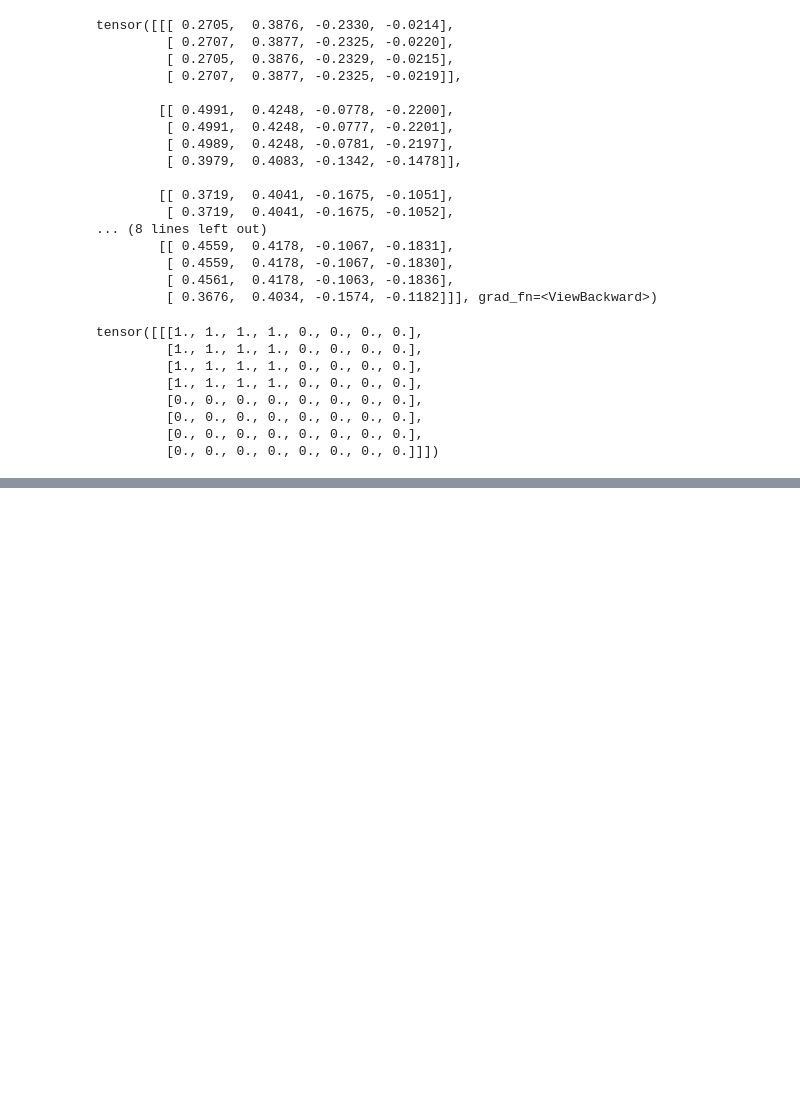
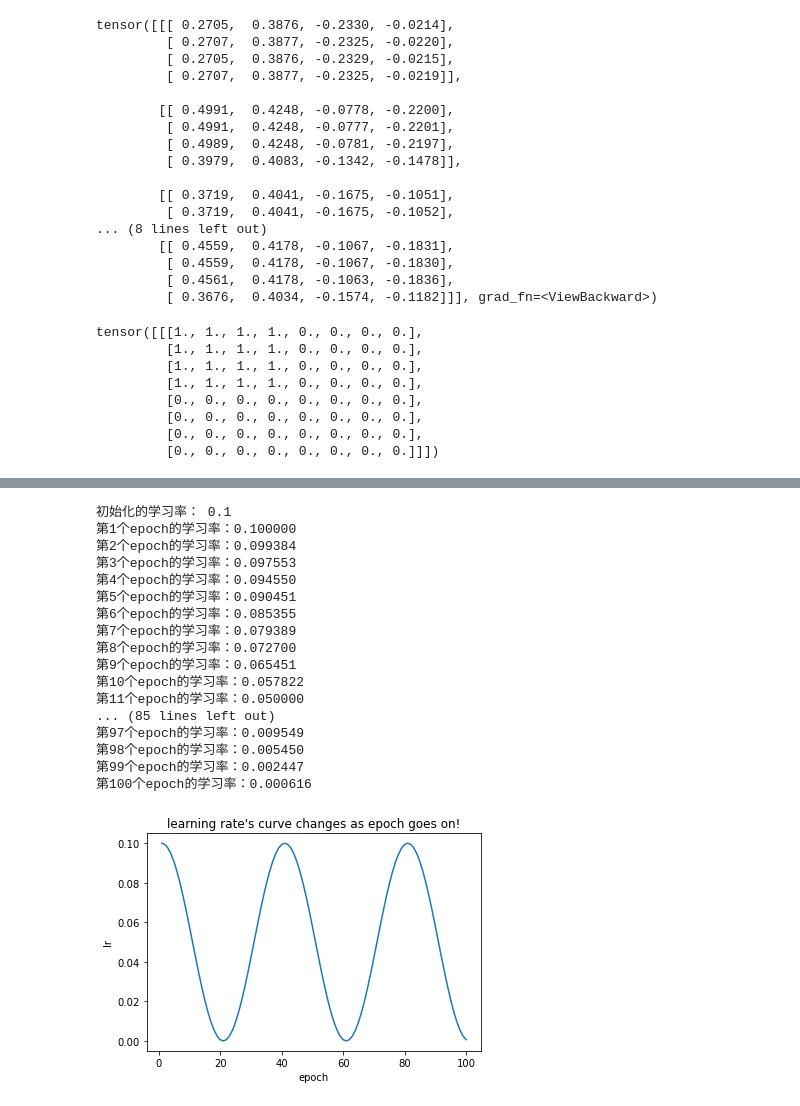
Before and after one commit to leepaul009/pri_model, a Jupyter notebook: _test_reimplement_with_pytorch.ipynb, the cells around one changed output, grey strips where cells are left out. Drawn from its saved outputs; the diff is of its cells as text; code cells hidden in the pictures; blank space fills up the shorter version.

Commit message:
bin label, dropout, cosine lr_sched, 3depths global graph

```diff
--- a/_test_reimplement_with_pytorch.ipynb
+++ b/_test_reimplement_with_pytorch.ipynb
@@ -341,0 +387,13 @@ torch.Size([2, 8])
+# %%
+import torch.nn.functional as F
+from torch import nn, Tensor
+
+x = torch.rand(2,3)
+y = torch.rand(2,3)
+reg_loss = nn.SmoothL1Loss(reduction="sum")
+reg_loss(x, y)
+
+m = nn.Dropout(p=0.2)
+input = torch.randn(20, 12, 16)
+output = m(input)
+output.shape
@@ -341,0 +413,62 @@ torch.Size([2, 8])
+# %%
+import torch
+import torch.nn as nn
+from torch.optim.lr_scheduler import CosineAnnealingLR
+import itertools
+
+import matplotlib.pyplot as plt
+
+
+initial_lr = 0.1
+
+class model(nn.Module):
+    def __init__(self):
+        super().__init__()
+        self.conv1 = nn.Conv2d(in_channels=3, out_channels=3, kernel_size=3)
+
+    def forward(self, x):
+        pass
+
+net_1 = model()
+
+optimizer_1 = torch.optim.Adam(net_1.parameters(), lr = initial_lr)
+scheduler_1 = CosineAnnealingLR(optimizer_1, T_max=20, eta_min=0.0001)
+
+print("初始化的学习率：", optimizer_1.defaults['lr'])
+
+lr_list = [] # 把使用过的lr都保存下来，之后画出它的变化
+
+for epoch in range(1, 101):
+    # train
+
+    optimizer_1.zero_grad()
+    optimizer_1.step()
+    print("第%d个epoch的学习率：%f" % (epoch, optimizer_1.param_groups[0]['lr']))
+    lr_list.append(optimizer_1.param_groups[0]['lr'])
+    scheduler_1.step()
+
+# 画出lr的变化
+plt.plot(list(range(1, 101)), lr_list)
+plt.xlabel("epoch")
+plt.ylabel("lr")
+plt.title("learning rate's curve changes as epoch goes on!")
+plt.show()
+# %% [output]
+初始化的学习率： 0.1
+第1个epoch的学习率：0.100000
+第2个epoch的学习率：0.099384
+第3个epoch的学习率：0.097553
+第4个epoch的学习率：0.094550
+第5个epoch的学习率：0.090451
+第6个epoch的学习率：0.085355
+第7个epoch的学习率：0.079389
+第8个epoch的学习率：0.072700
+第9个epoch的学习率：0.065451
+第10个epoch的学习率：0.057822
+第11个epoch的学习率：0.050000
+... (85 lines left out)
+第97个epoch的学习率：0.009549
+第98个epoch的学习率：0.005450
+第99个epoch的学习率：0.002447
+第100个epoch的学习率：0.000616
+[figure, added]
```
Also changed, not shown: parts of 6 cells of this notebook, 21 other files.
